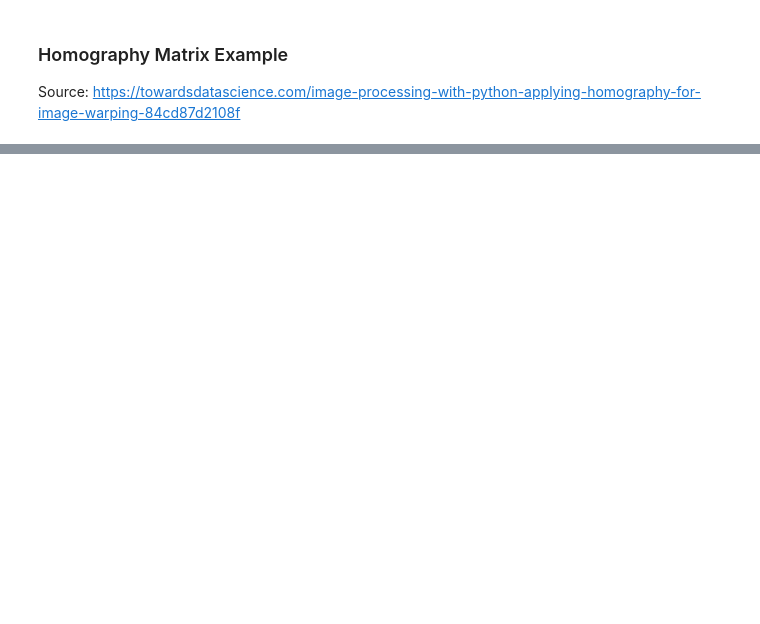
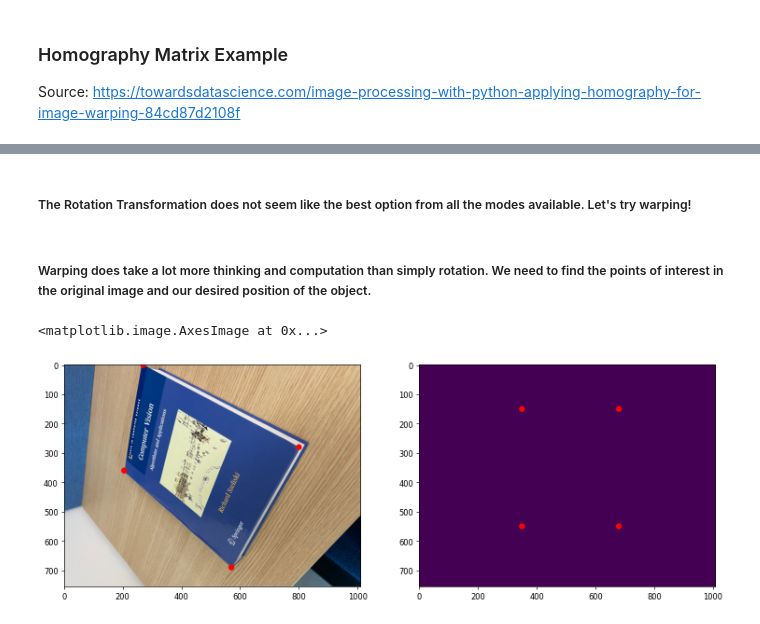
Before and after one commit to JoshuaG-K/transformation-visualization-tool, a Jupyter notebook: homography_example.ipynb, the cells around one changed output, grey strips where cells are left out. Cells and saved outputs as stored; diff of their text form; code cells hidden in the pictures; blank space fills up the shorter version.

```diff
--- a/homography_example.ipynb
+++ b/homography_example.ipynb
@@ -18,0 +68,34 @@ imshow(zebra_img)
+# %% [markdown]
+##### The Rotation Transformation does not seem like the best option from all the modes available. Let's try warping!
+# %% [markdown]
+##### Warping does take a lot more thinking and computation than simply rotation. We need to find the points of interest in the original image and our desired position of the object.
+# %%
+points_of_interest = np.array([[270, 0],
+                               [205, 360],
+                               [570, 690],
+                               [800, 280]])
+
+points_of_projection = np.array([[350, 150],
+                                 [680, 150],
+                                 [350, 550],
+                                 [680, 550]])
+
+color = 'red'
+fig, ax = plt.subplots(1, 2, figsize=(15, 20), dpi=60)
+
+# Obtain our points at the corners of our object of interest
+for i in range(len(points_of_interest)):
+    point_original = Circle((points_of_interest[i][0], points_of_interest[i][1]), 10, facecolor=color)
+    point_projection = Circle((points_of_projection[i][0], points_of_projection[i][1]), 10, facecolor=color)
+
+    ax[0].add_patch(point_original)
+    ax[1].add_patch(point_projection)
+
+ax[0].imshow(book_img)
+
+# Create a blank image
+blank_img = np.ones((book_img.shape[0], book_img.shape[1]))
+ax[1].imshow(blank_img)
+# %% [output]
+<matplotlib.image.AxesImage at 0x...>
+[figure, added]
```
Also changed, not shown: parts of 6 cells of this notebook, 3 other files.
